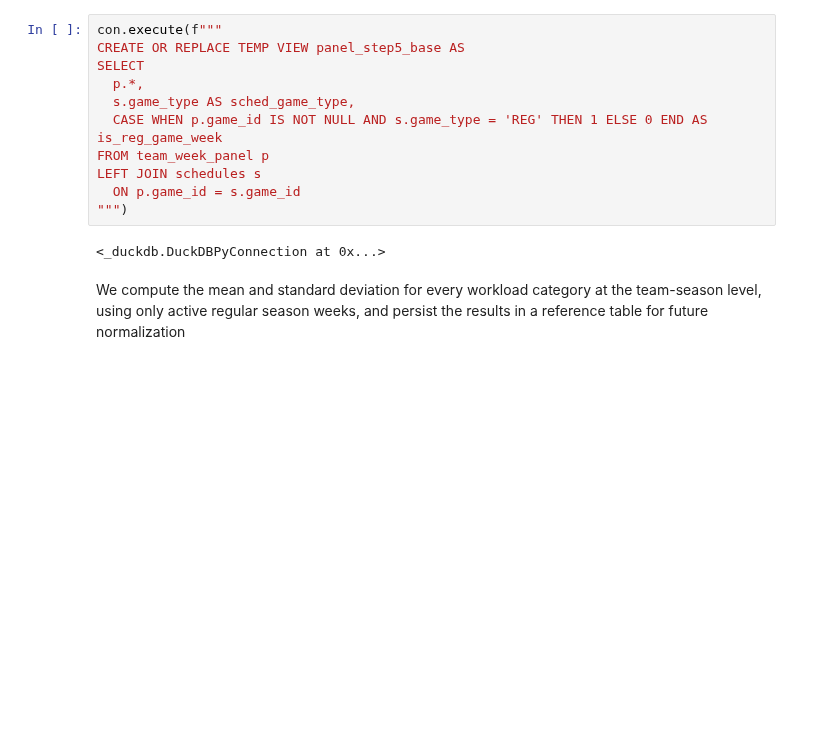
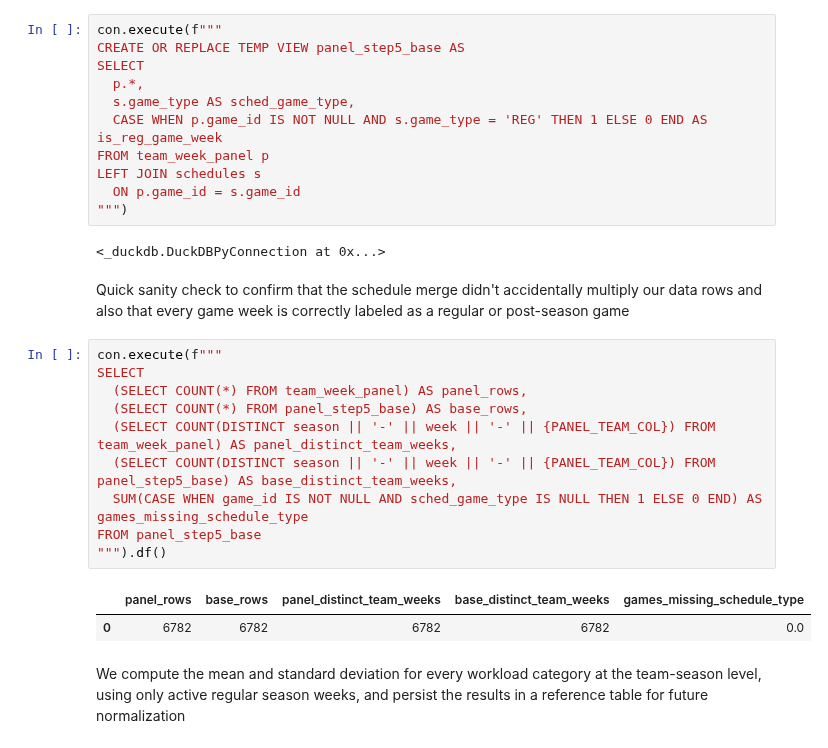
Before and after one commit to SiddharthKorukonda/2025-26-NFLPA-Data-Analytics-Case-Competition, a Jupyter notebook: notebooks/05_standardize_st_workload_define_shocks.ipynb, the cells around one changed output. Saved outputs shown, nothing was run; the diff lists cells and outputs as text; blank space fills up the shorter version.

Commit message:
added extra sanity checks and rolling shock

```diff
--- a/notebooks/05_standardize_st_workload_define_shocks.ipynb
+++ b/notebooks/05_standardize_st_workload_define_shocks.ipynb
@@ -86,6 +86,21 @@ LEFT JOIN schedules s
 """)
 # %% [output]
 <_duckdb.DuckDBPyConnection at 0x...>
+# %% [markdown]
+Quick sanity check to confirm that the schedule merge didn't accidentally multiply our data rows and also that every game week is correctly labeled as a regular or post-season game
+# %%
+con.execute(f"""
+SELECT
+  (SELECT COUNT(*) FROM team_week_panel) AS panel_rows,
+  (SELECT COUNT(*) FROM panel_step5_base) AS base_rows,
+  (SELECT COUNT(DISTINCT season || '-' || week || '-' || {PANEL_TEAM_COL}) FROM team_week_panel) AS panel_distinct_team_weeks,
+  (SELECT COUNT(DISTINCT season || '-' || week || '-' || {PANEL_TEAM_COL}) FROM panel_step5_base) AS base_distinct_team_weeks,
+  SUM(CASE WHEN game_id IS NOT NULL AND sched_game_type IS NULL THEN 1 ELSE 0 END) AS games_missing_schedule_type
+FROM panel_step5_base
+""").df()
+# %% [output]
+|  | panel_rows | base_rows | panel_distinct_team_weeks | base_distinct_team_weeks | games_missing_schedule_type |
+| 0 | 6782 | 6782 | 6782 | 6782 | 0.0 |
 # %% [markdown]
 We compute the mean and standard deviation for every workload category at the team-season level, using only active regular season weeks, and persist the results in a reference table for future normalization
 # %%
```
Also changed, not shown: parts of 6 cells of this notebook.
